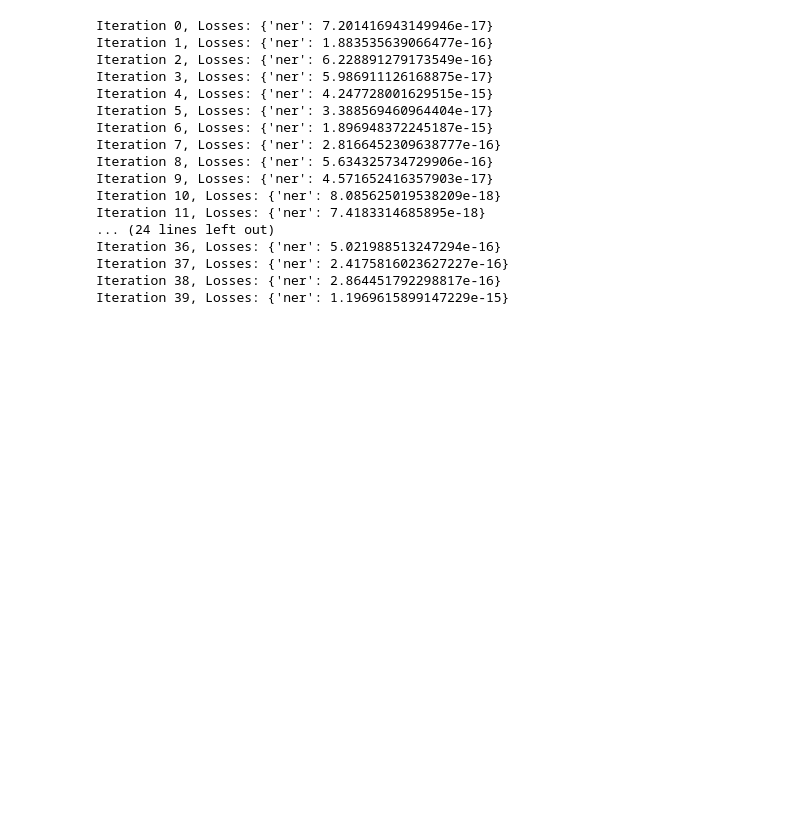
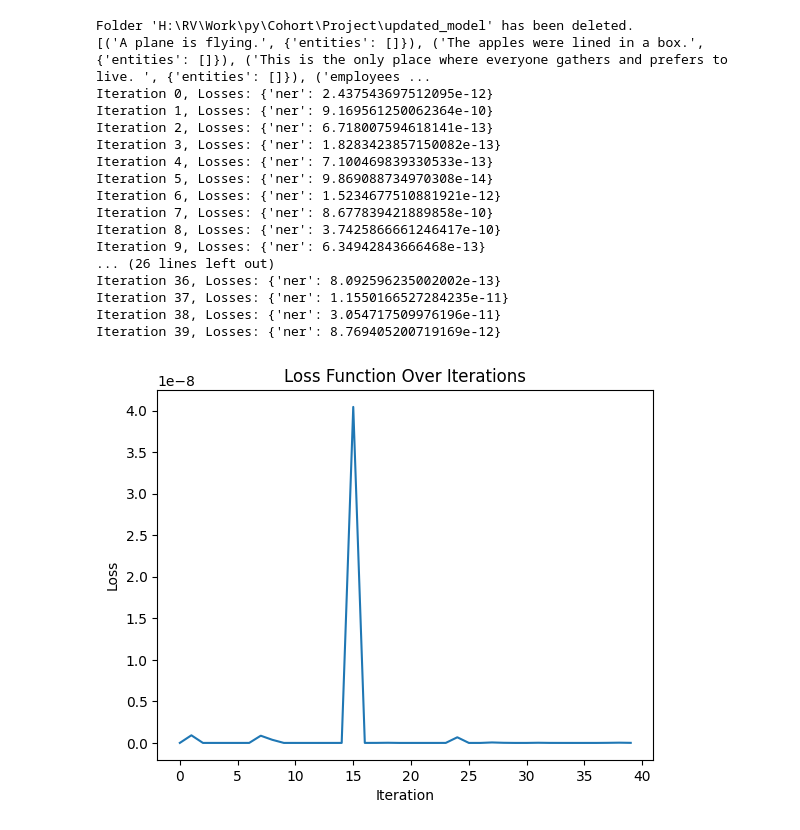
Before and after one commit to rvvnyk09/NER, a Jupyter notebook: NER.ipynb, the cells around one changed output. Drawn from its saved outputs; the diff is of its cells as text; code cells hidden in the pictures; blank space fills up the shorter version.

```diff
--- a/NER.ipynb
+++ b/NER.ipynb
@@ -6,56 +9,86 @@ from spacy.util import minibatch, compounding
 
 nlp = spacy.load("en_core_web_sm")
 # %%
+# Specify the path to the folder you want to delete
+folder_path = 'H:\\RV\\Work\\py\\Cohort\\Project\\updated_model'
+
+# Check if the folder exists
+if os.path.exists(folder_path):
+    # Delete the folder and all its contents
+#    shutil.rmtree(folder_path)
+    print(f"Folder '{folder_path}' has been deleted.")
+else:
+    print(f"Folder '{folder_path}' does not exist.")
+
 # Get the Named Entity Recognizer (NER) component
 ner = nlp.get_pipe("ner")
 
 # Add the new label to the NER component
 ner.add_label("ORG")
 
 # Prepare the training data
-org_names = ["AM", "JPM", "C"]
-TRAIN_DATA = []
+org_names = ["AM", "JPM", "C", "A","WorkDay","JP Morgan","Alphabet"]
+TRAIN_DATA = [
+    ("A plane is flying.", {"entities": []}),
+    ("The apples were lined in a box.", {"entities": []}),
+    ("This is the only place where everyone gathers and prefers to live. ", {"entities": []}),
+    ("employees can work from home", {"entities": []}),
+    ("master said yes, it can be done certainly", {"entities": []}),
+    ("A typical weekday is Monday, Tuesday, Wednesday, Thursday, Friday, Saturday, Sunday", {"entities": []})
+    ]
 
 for org in org_names:
     sentence = f"{org} is a well-known organization."
     entities = [(0, len(org), "ORG")]
     TRAIN_DATA.append((sentence, {"entities": entities}))
 
+print(TRAIN_DATA)
 # Disable other pipeline components to only train NER
 other_pipes = [pipe for pipe in nlp.pipe_names if pipe != "ner"]
+losses_list = []
+
 with nlp.disable_pipes(*other_pipes):
     optimizer = nlp.resume_training()
-    for itn in range(20):  # Number of iterations
+    for itn in range(40):  # Number of iterations
         losses = {}
         batches = minibatch(TRAIN_DATA, size=compounding(4.0, 32.0, 1.001))
         for batch in batches:
             for text, annotations in batch:
                 doc = nlp.make_doc(text)
                 example = Example.from_dict(doc, annotations)
-                nlp.update([example], drop=0.5, losses=losses)
+                nlp.update([example], drop=0.1, losses=losses)
+        losses_list.append(losses["ner"])
         print(f"Iteration {itn}, Losses: {losses}")
 
 # Save the updated model
 nlp.to_disk("updated_model")
 
 # Load the updated model
 nlp_updated = spacy.load("updated_model")
+
+# Plot the loss function
+plt.plot(losses_list)
+plt.xlabel('Iteration')
+plt.ylabel('Loss')
+plt.title('Loss Function Over Iterations')
+plt.show()
 # %% [output]
-Iteration 0, Losses: {'ner': 7.201416943149946e-17}
-Iteration 1, Losses: {'ner': 1.883535639066477e-16}
-Iteration 2, Losses: {'ner': 6.228891279173549e-16}
-Iteration 3, Losses: {'ner': 5.986911126168875e-17}
-Iteration 4, Losses: {'ner': 4.247728001629515e-15}
-Iteration 5, Losses: {'ner': 3.388569460964404e-17}
-Iteration 6, Losses: {'ner': 1.896948372245187e-15}
-Iteration 7, Losses: {'ner': 2.8166452309638777e-16}
-Iteration 8, Losses: {'ner': 5.634325734729906e-16}
-Iteration 9, Losses: {'ner': 4.571652416357903e-17}
-Iteration 10, Losses: {'ner': 8.085625019538209e-18}
-Iteration 11, Losses: {'ner': 7.4183314685895e-18}
-... (24 lines left out)
-Iteration 36, Losses: {'ner': 5.021988513247294e-16}
-Iteration 37, Losses: {'ner': 2.4175816023627227e-16}
-Iteration 38, Losses: {'ner': 2.864451792298817e-16}
-Iteration 39, Losses: {'ner': 1.1969615899147229e-15}
+Folder 'H:\RV\Work\py\Cohort\Project\updated_model' has been deleted.
+[('A plane is flying.', {'entities': []}), ('The apples were lined in a box.', {'entities': []}), ('This is the only place where everyone gathers and prefers to live. ', {'entities': []}), ('employees ...
+Iteration 0, Losses: {'ner': 2.437543697512095e-12}
+Iteration 1, Losses: {'ner': 9.169561250062364e-10}
+Iteration 2, Losses: {'ner': 6.718007594618141e-13}
+Iteration 3, Losses: {'ner': 1.8283423857150082e-13}
+Iteration 4, Losses: {'ner': 7.100469839330533e-13}
+Iteration 5, Losses: {'ner': 9.869088734970308e-14}
+Iteration 6, Losses: {'ner': 1.5234677510881921e-12}
+Iteration 7, Losses: {'ner': 8.677839421889858e-10}
+Iteration 8, Losses: {'ner': 3.7425866661246417e-10}
+Iteration 9, Losses: {'ner': 6.34942843666468e-13}
+... (26 lines left out)
+Iteration 36, Losses: {'ner': 8.092596235002002e-13}
+Iteration 37, Losses: {'ner': 1.1550166527284235e-11}
+Iteration 38, Losses: {'ner': 3.054717509976196e-11}
+Iteration 39, Losses: {'ner': 8.769405200719169e-12}
+[figure, added]
 # %%
```
Also changed, not shown: parts of 4 cells of this notebook.
